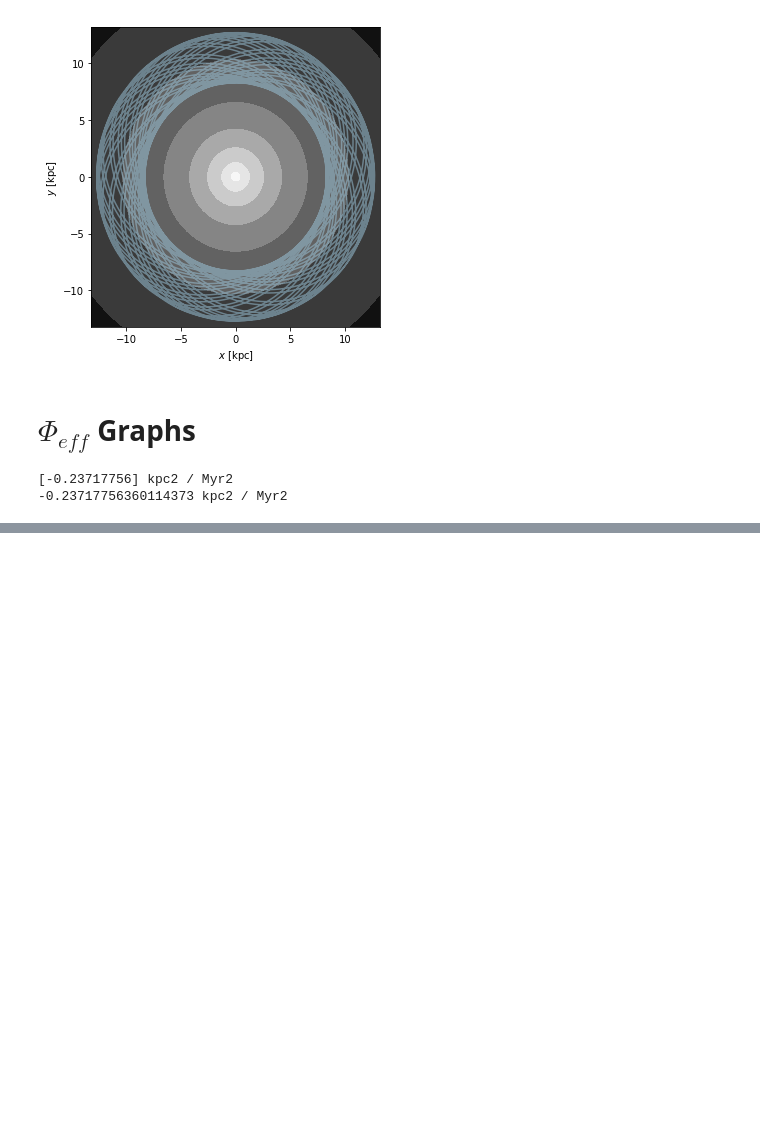
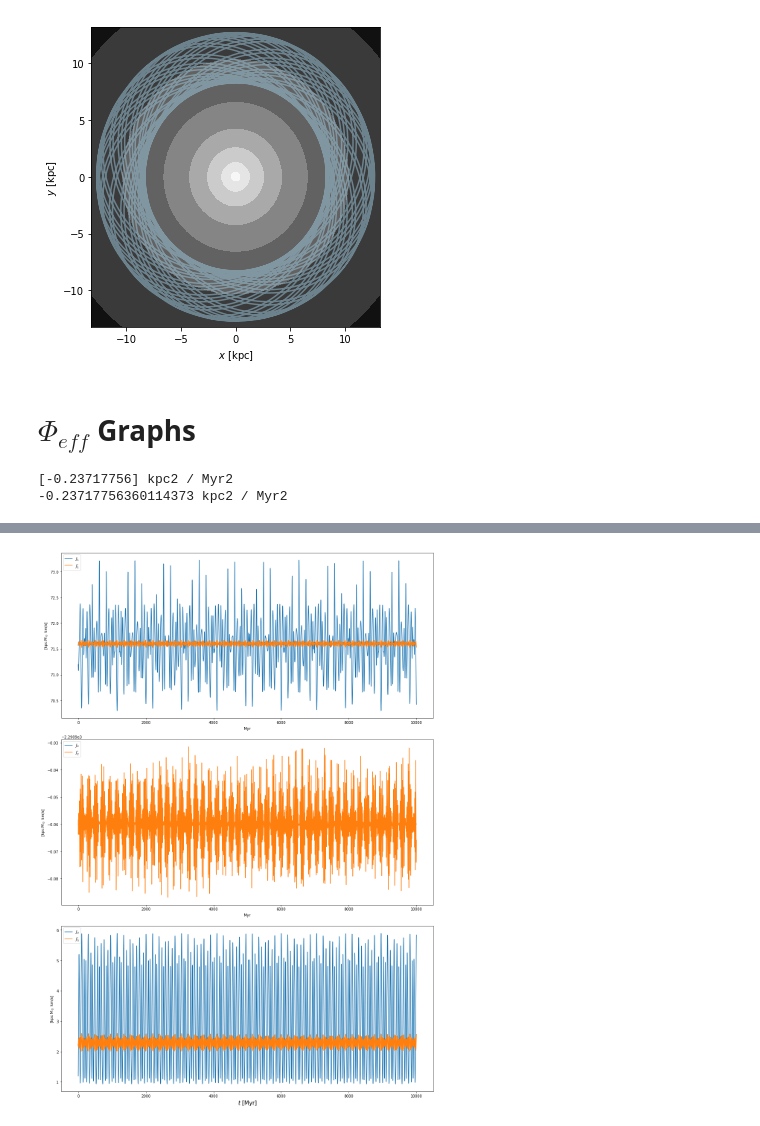
Before and after one commit to DouglasGrion/Kathryn, a Jupyter notebook: Gala-Training.ipynb, the cells around one changed output, grey strips where cells are left out. Drawn from its saved outputs; the diff is of its cells as text; code cells hidden in the pictures; blank space fills up the shorter version.

```diff
--- a/Gala-Training.ipynb
+++ b/Gala-Training.ipynb
@@ -113,0 +169,6 @@ plt.xlim(0,20)
+# %%
+# find approximations to the actions in the true potential
+import warnings
+with warnings.catch_warnings(record=True):
+    warnings.simplefilter("ignore")
+    result = gd.find_actions(orbit, N_max=8, toy_potential=toy_potential)
@@ -113,0 +194,21 @@ plt.xlim(0,20)
+# %%
+#To visualize how the actions are computed, again plot the actions in the toy potential and then
+#plot the “corrected” actions – the approximation to the actions computed using this machinery:
+nvecs = gd.generate_n_vectors(8, dx=1, dy=2, dz=2)
+act_correction = nvecs.T[...,None] * result['Sn'][None,:,None] * np.cos(nvecs.dot(toy_angles))[None]
+action_approx = toy_actions - 2*np.sum(act_correction, axis=1)*u.kpc**2/u.Myr
+# %%
+# for visualization, compute the action correction used to transform the
+# toy potential actions to the approximate true potential actions.
+fig,axes = plt.subplots(3,1,figsize=(15,21))
+
+for i,ax in enumerate(axes):
+    ax.plot(orbit.t, toy_actions[i].to(u.km/u.s*u.kpc), marker='', label='$J_{}$'.format(i+1))
+    ax.plot(orbit.t, action_approx[i].to(u.km/u.s*u.kpc), marker='', label="$J_{}'$".format(i+1))
+    ax.set_ylabel(r"[kpc ${\rm M}_\odot$ km/s]")
+    ax.legend(loc='upper left')
+
+ax.set_xlabel(r"$t$ [Myr]",fontsize=15)
+fig.tight_layout()
+# %% [output]
+[figure, added]
```
Also changed, not shown: parts of 24 cells of this notebook.
